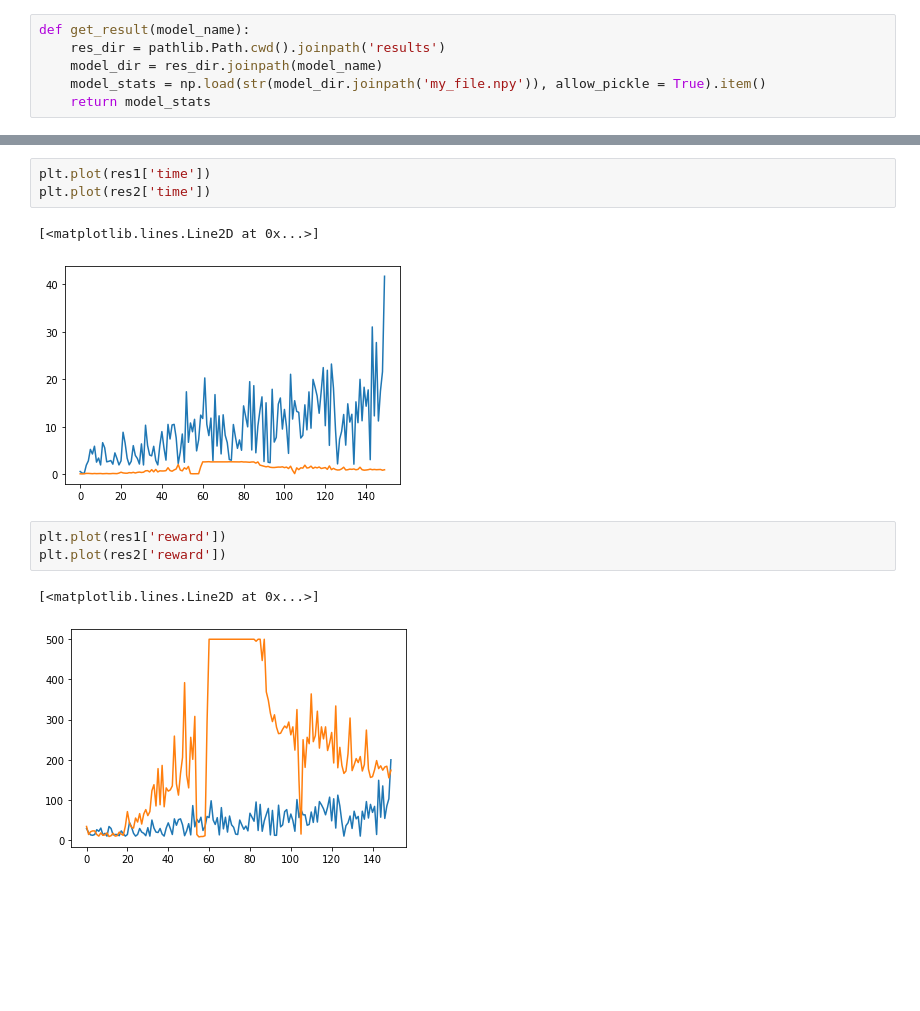
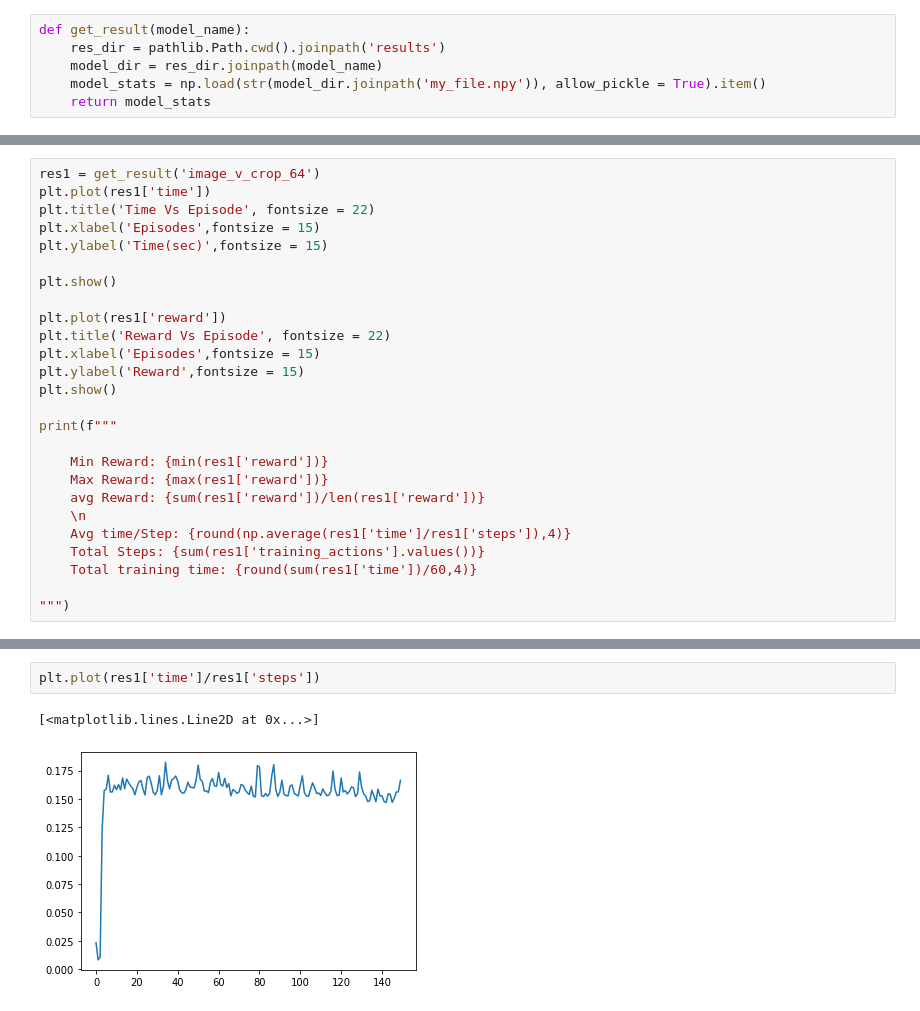
Before and after one commit to harishh1/rl, a Jupyter notebook: cartpole/analysis.ipynb, the cells around one changed output, grey strips where cells are left out. Cells and saved outputs as stored; diff of their text form; blank space fills up the shorter version.

```diff
--- a/cartpole/analysis.ipynb
+++ b/cartpole/analysis.ipynb
@@ -13,0 +11,26 @@ res2 = get_result('value_2')
+# %%
+res1 = get_result('image_v_crop_64')
+plt.plot(res1['time'])
+plt.title('Time Vs Episode', fontsize = 22)
+plt.xlabel('Episodes',fontsize = 15)
+plt.ylabel('Time(sec)',fontsize = 15)
+
+plt.show()
+
+plt.plot(res1['reward'])
+plt.title('Reward Vs Episode', fontsize = 22)
+plt.xlabel('Episodes',fontsize = 15)
+plt.ylabel('Reward',fontsize = 15)
+plt.show()
+
+print(f"""
+
+    Min Reward: {min(res1['reward'])}
+    Max Reward: {max(res1['reward'])}
+    avg Reward: {sum(res1['reward'])/len(res1['reward'])}
+    \n
+    Avg time/Step: {round(np.average(res1['time']/res1['steps']),4)}
+    Total Steps: {sum(res1['training_actions'].values())}
+    Total training time: {round(sum(res1['time'])/60,4)}
+
+""")
@@ -14,12 +54,5 @@ res2 = get_result('value_2')
 # %%
-plt.plot(res1['time'])
-plt.plot(res2['time'])
+plt.plot(res1['time']/res1['steps'])
 # %% [output]
 [<matplotlib.lines.Line2D at 0x...>]
-[figure, old version]
+[figure, new version]
-# %%
-plt.plot(res1['reward'])
-plt.plot(res2['reward'])
-# %% [output]
-[<matplotlib.lines.Line2D at 0x...>]
-[figure, removed]
```
Also changed, not shown: parts of 5 cells of this notebook, 1 other file.
